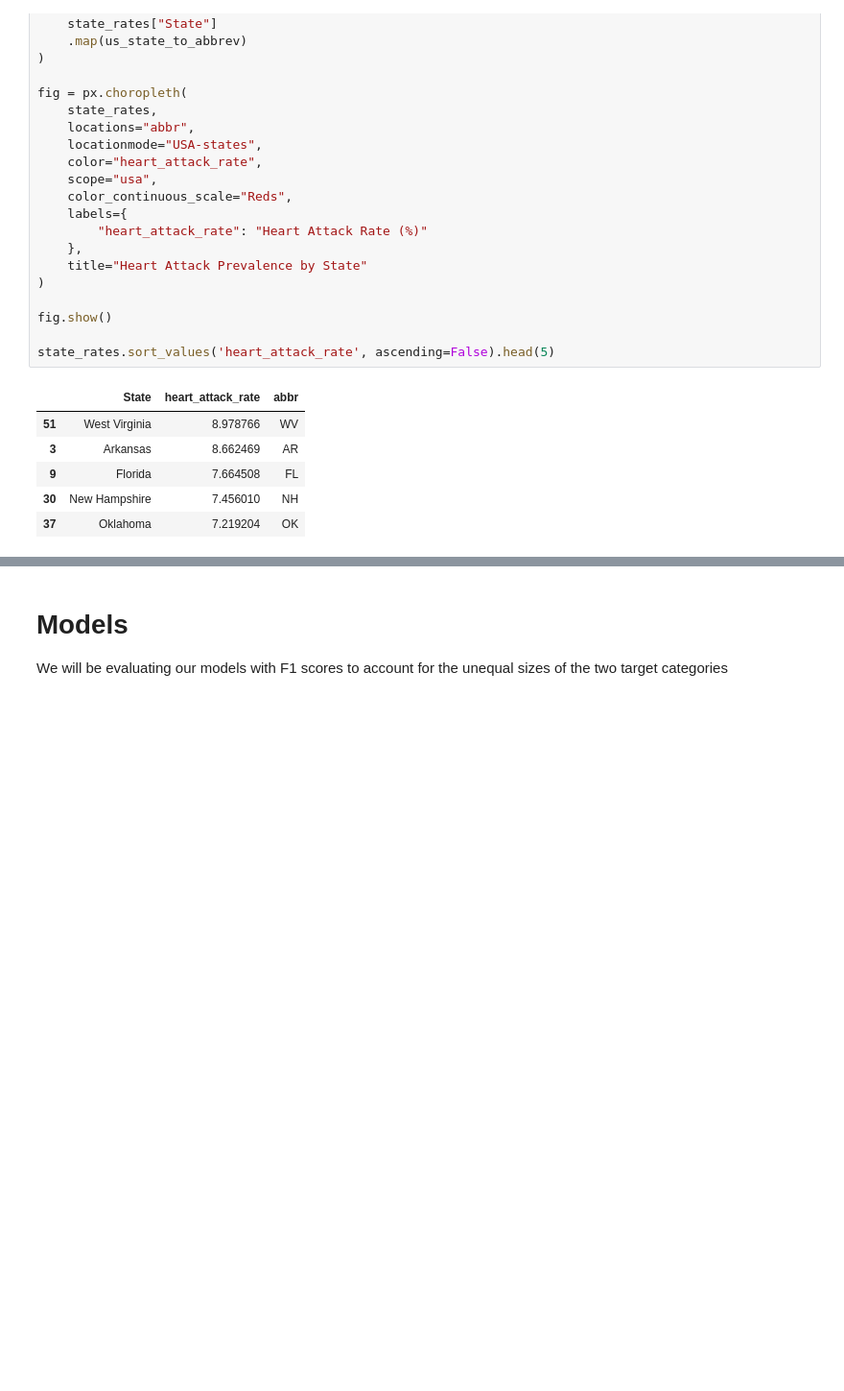
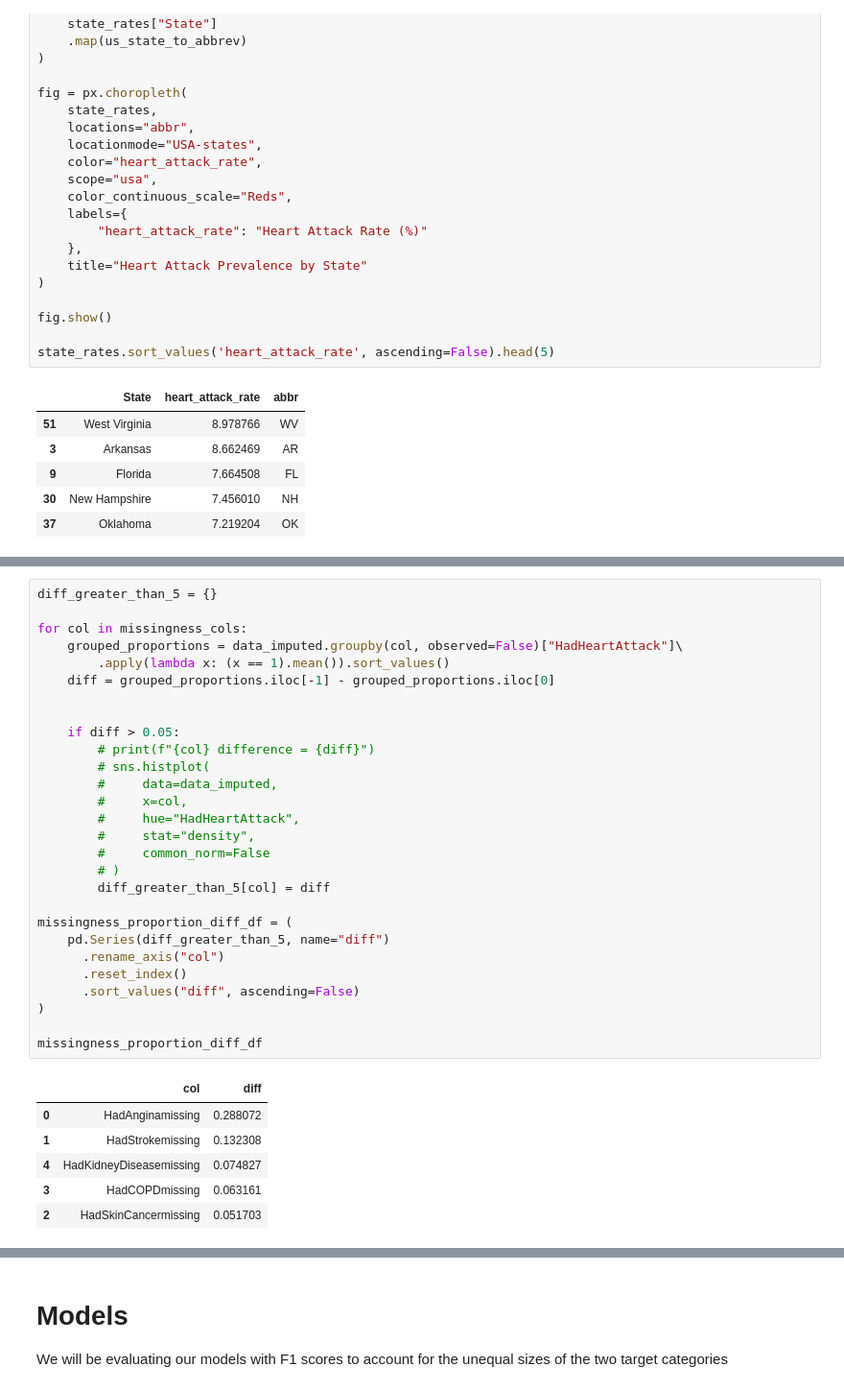
Before and after one commit to gracegmc/HeartDiseaseRiskPredictor, a Jupyter notebook: notebook_grace.ipynb, the cells around one changed output, grey strips where cells are left out. Shown at 96% size. Saved outputs shown, nothing was run; the diff lists cells and outputs as text; blank space fills up the shorter version.

```diff
--- a/notebook_grace.ipynb
+++ b/notebook_grace.ipynb
@@ -418 +456,36 @@ proportion_diff_df
+# %%
+diff_greater_than_5 = {}
+
+for col in missingness_cols:
+    grouped_proportions = data_imputed.groupby(col, observed=False)["HadHeartAttack"]\
+        .apply(lambda x: (x == 1).mean()).sort_values()
+    diff = grouped_proportions.iloc[-1] - grouped_proportions.iloc[0]
+
+
+    if diff > 0.05:
+        # print(f"{col} difference = {diff}")
+        # sns.histplot(
+        #     data=data_imputed,
+        #     x=col,
+        #     hue="HadHeartAttack",
+        #     stat="density",
+        #     common_norm=False
+        # )
+        diff_greater_than_5[col] = diff
+
+missingness_proportion_diff_df = (
+    pd.Series(diff_greater_than_5, name="diff")
+      .rename_axis("col")
+      .reset_index()
+      .sort_values("diff", ascending=False)
+)
+
+missingness_proportion_diff_df
+# %% [output]
+|  | col | diff |
+| 0 | HadAnginamissing | 0.288072 |
+| 1 | HadStrokemissing | 0.132308 |
+| 4 | HadKidneyDiseasemissing | 0.074827 |
+| 3 | HadCOPDmissing | 0.063161 |
+| 2 | HadSkinCancermissing | 0.051703 |
 # %%
```
Also changed, not shown: parts of 7 cells of this notebook.
